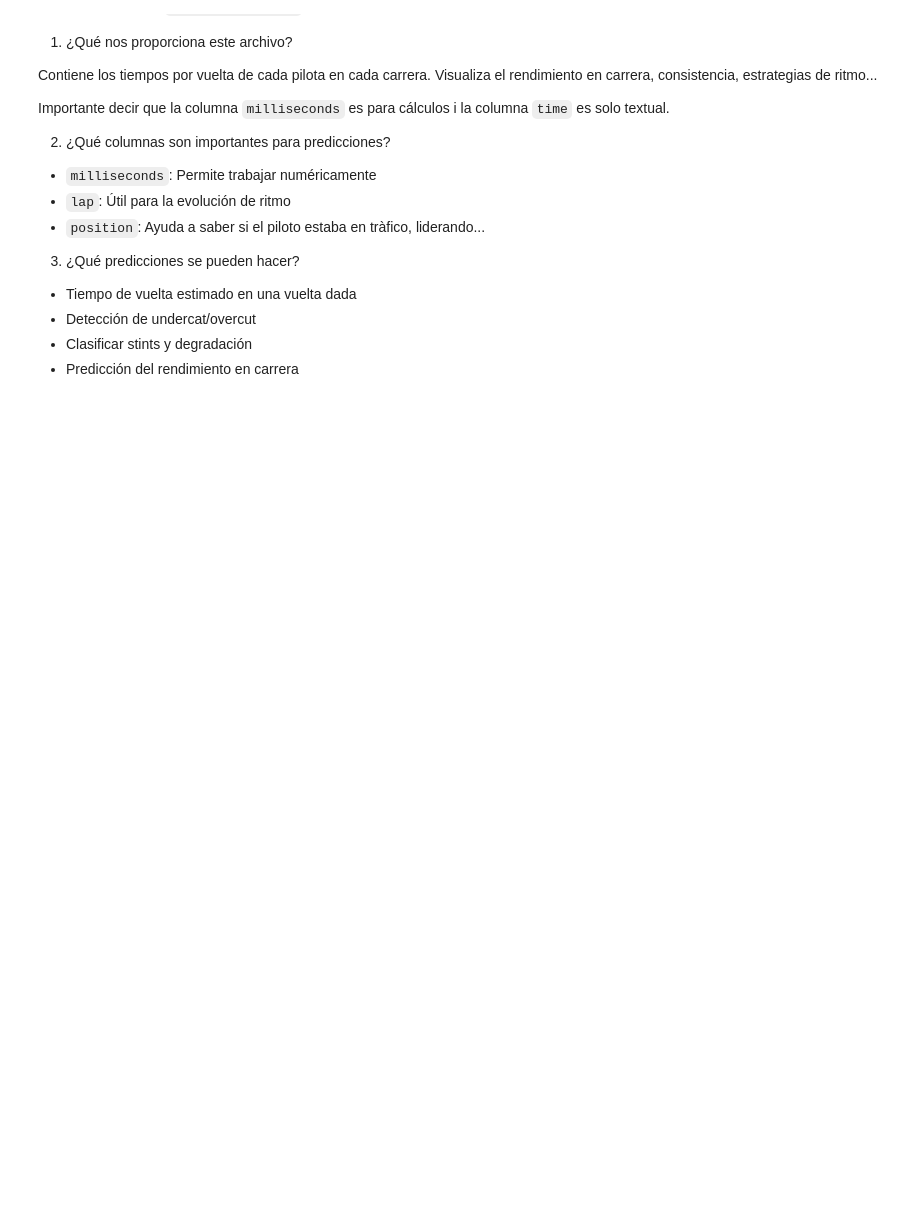
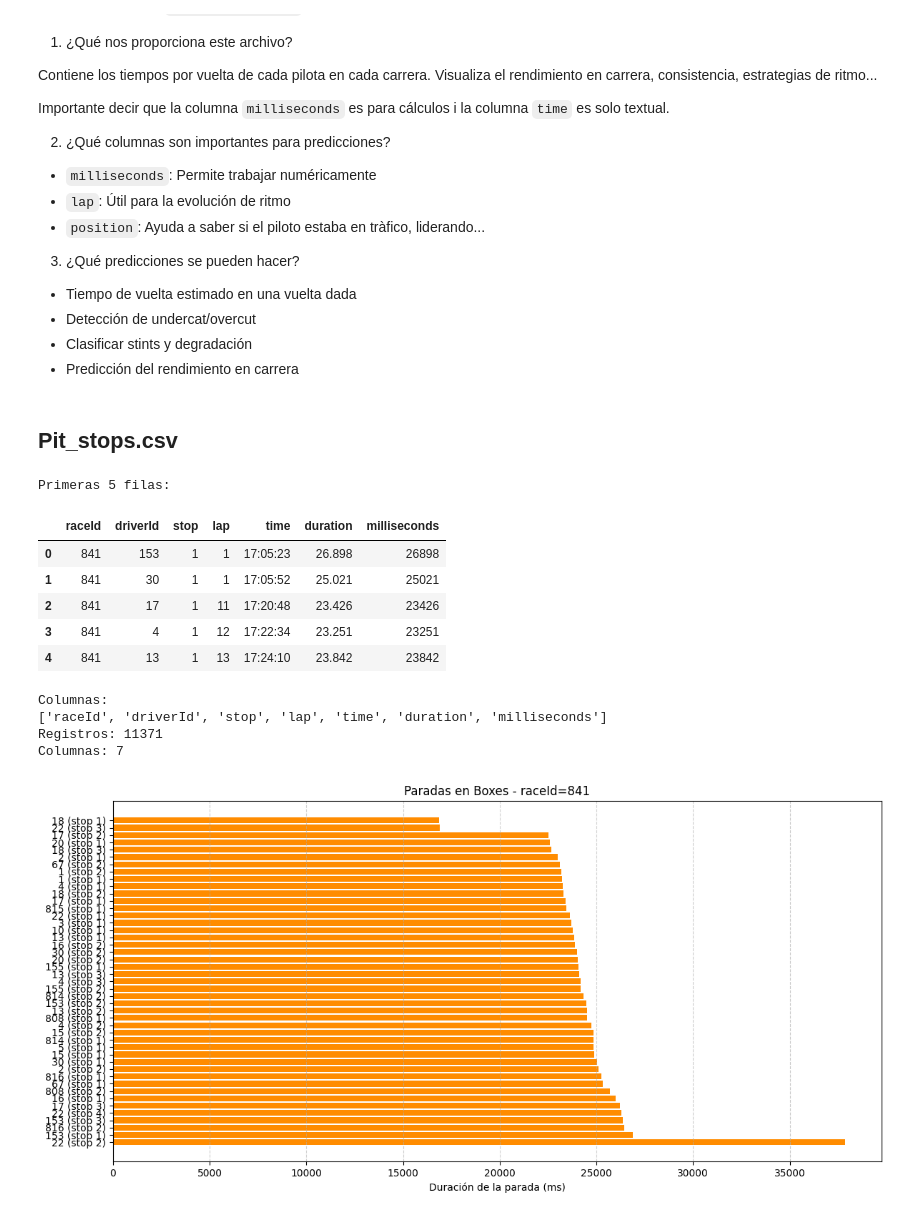
Before and after one commit to PolPujolSantaella/f1-strategy-predictor, a Jupyter notebook: notebooks/01_notebook_exploreDataset.ipynb, the cells around one changed output. Saved outputs shown, nothing was run; the diff lists cells and outputs as text; code cells hidden in the pictures; blank space fills up the shorter version.

```diff
--- a/notebooks/01_notebook_exploreDataset.ipynb
+++ b/notebooks/01_notebook_exploreDataset.ipynb
@@ -308,3 +308,41 @@ Importante decir que la columna `milliseconds` es para cálculos i la columna `t
 - Detección de undercat/overcut
 - Clasificar stints y degradación
 - Predicción del rendimiento en carrera
+# %% [markdown]
+## Pit_stops.csv
+# %%
+pit_stops = pd.read_csv('../data/original/pit_stops.csv')
+print("Primeras 5 filas:")
+display(pit_stops.head())
+print("\nColumnas: ")
+print(pit_stops.columns.tolist())
+print(f"Registros: {pit_stops.shape[0]}")
+print(f"Columnas: {pit_stops.shape[1]}")
+
+#Por carrera
+race_id = 841
+pits = pit_stops[pit_stops['raceId'] == race_id]
+pits_sorted = pits.sort_values(by='milliseconds', ascending=False)
+pits_sorted['label'] = pits_sorted['driverId'].astype(str) + " (stop " + pits_sorted['stop'].astype(str) + ")"
+
+
+plt.figure(figsize=(12,6))
+plt.barh(pits_sorted['label'], pits_sorted['milliseconds'], color='darkorange')
+plt.xlabel('Duración de la parada (ms)')
+plt.title(f'Paradas en Boxes - raceId={race_id}')
+plt.tight_layout()
+plt.grid(axis='x', linestyle='--', alpha=0.6)
+plt.show()
+# %% [output]
+Primeras 5 filas:
+|  | raceId | driverId | stop | lap | time | duration | milliseconds |
+| 0 | 841 | 153 | 1 | 1 | 17:05:23 | 26.898 | 26898 |
+| 1 | 841 | 30 | 1 | 1 | 17:05:52 | 25.021 | 25021 |
+| 2 | 841 | 17 | 1 | 11 | 17:20:48 | 23.426 | 23426 |
+| 3 | 841 | 4 | 1 | 12 | 17:22:34 | 23.251 | 23251 |
+| 4 | 841 | 13 | 1 | 13 | 17:24:10 | 23.842 | 23842 |
+Columnas:
+['raceId', 'driverId', 'stop', 'lap', 'time', 'duration', 'milliseconds']
+Registros: 11371
+Columnas: 7
+[figure, added]
```
Also changed, not shown: parts of 10 cells of this notebook, 2 other files.
